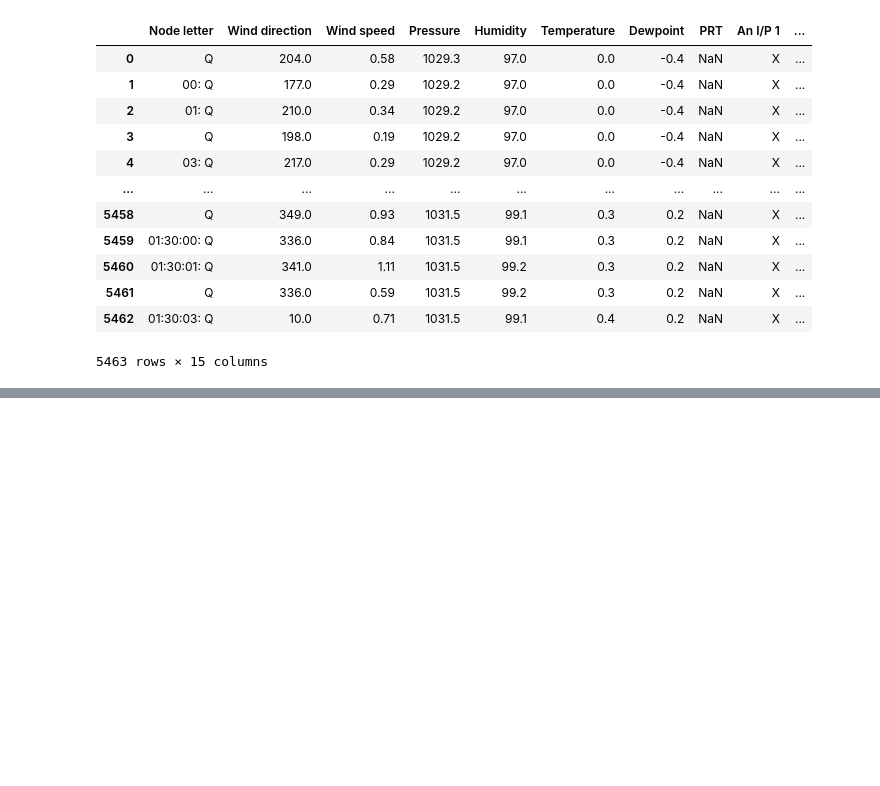
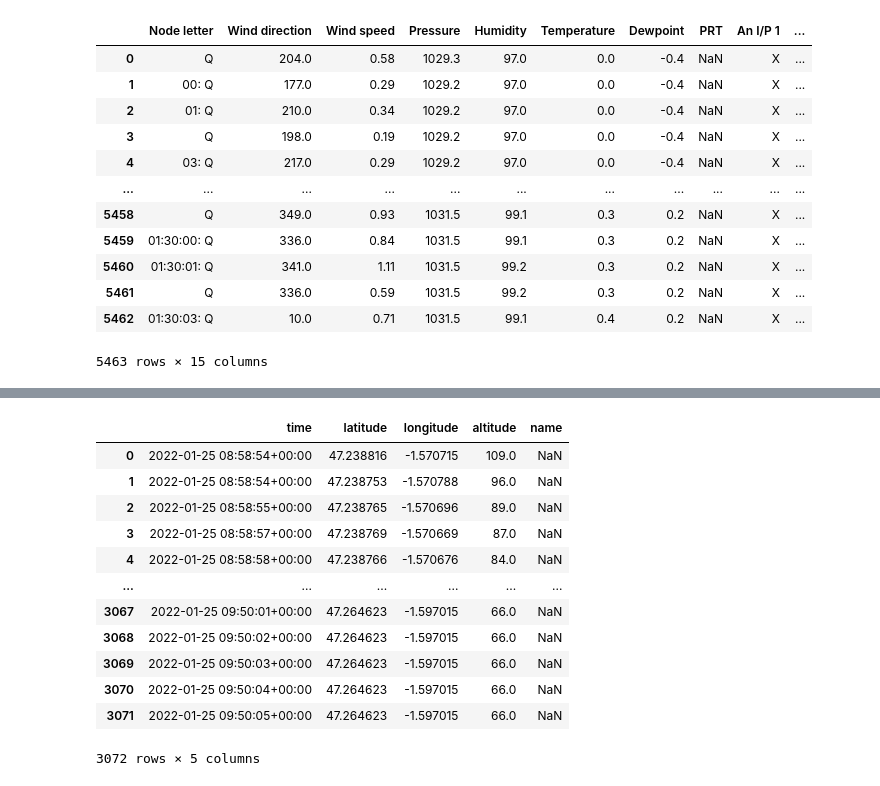
Before and after one commit to MintFr/captation, a Jupyter notebook: dataCapteurs/erdre_aller_0712.ipynb, the cells around one changed output, grey strips where cells are left out. Saved outputs shown, nothing was run; the diff lists cells and outputs as text; code cells hidden in the pictures; blank space fills up the shorter version.

```diff
--- a/dataCapteurs/erdre_aller_0712.ipynb
+++ b/dataCapteurs/erdre_aller_0712.ipynb
@@ -386,0 +413,16 @@ df
+# %%
+pd.read_csv('datagpxtocsv/SO_25-01-22_Pied_3_Aller_Geoloc.csv')
+# %% [output]
+|  | time | latitude | longitude | altitude | name |
+| 0 | 2022-01-25 08:58:54+00:00 | 47.238816 | -1.570715 | 109.0 | NaN |
+| 1 | 2022-01-25 08:58:54+00:00 | 47.238753 | -1.570788 | 96.0 | NaN |
+| 2 | 2022-01-25 08:58:55+00:00 | 47.238765 | -1.570696 | 89.0 | NaN |
+| 3 | 2022-01-25 08:58:57+00:00 | 47.238769 | -1.570669 | 87.0 | NaN |
+| 4 | 2022-01-25 08:58:58+00:00 | 47.238766 | -1.570676 | 84.0 | NaN |
+| ... | ... | ... | ... | ... | ... |
+| 3067 | 2022-01-25 09:50:01+00:00 | 47.264623 | -1.597015 | 66.0 | NaN |
+| 3068 | 2022-01-25 09:50:02+00:00 | 47.264623 | -1.597015 | 66.0 | NaN |
+| 3069 | 2022-01-25 09:50:03+00:00 | 47.264623 | -1.597015 | 66.0 | NaN |
+| 3070 | 2022-01-25 09:50:04+00:00 | 47.264623 | -1.597015 | 66.0 | NaN |
+| 3071 | 2022-01-25 09:50:05+00:00 | 47.264623 | -1.597015 | 66.0 | NaN |
+3072 rows × 5 columns
```
Also changed, not shown: parts of 15 cells of this notebook, 1 other file.
